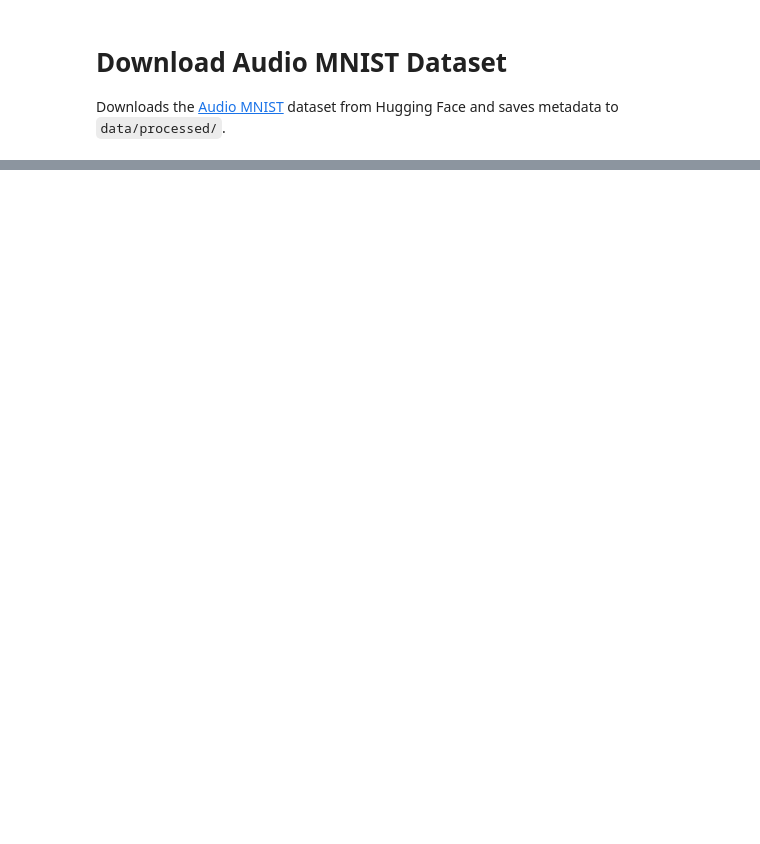
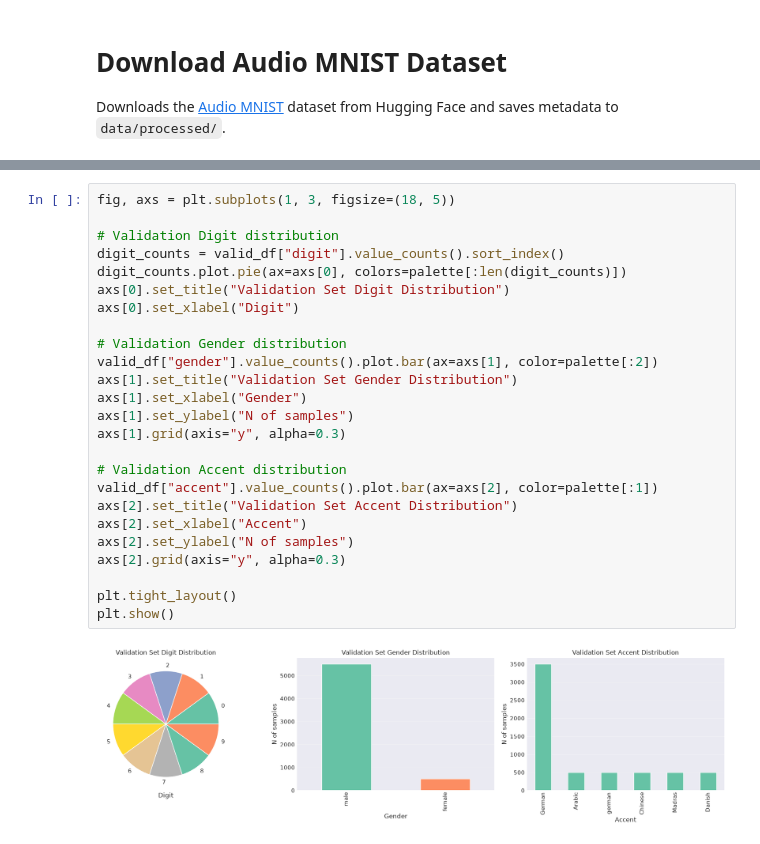
Before and after one commit to AmetsMarti/SDOML-project1, a Jupyter notebook: notebooks/00_download_dataset.ipynb, the cells around one changed output, grey strips where cells are left out. Cells and saved outputs as stored; diff of their text form; blank space fills up the shorter version.

```diff
--- a/notebooks/00_download_dataset.ipynb
+++ b/notebooks/00_download_dataset.ipynb
@@ -35,0 +85,27 @@ df.head()
+# %%
+fig, axs = plt.subplots(1, 3, figsize=(18, 5))
+
+# Validation Digit distribution
+digit_counts = valid_df["digit"].value_counts().sort_index()
+digit_counts.plot.pie(ax=axs[0], colors=palette[:len(digit_counts)])
+axs[0].set_title("Validation Set Digit Distribution")
+axs[0].set_xlabel("Digit")
+
+# Validation Gender distribution
+valid_df["gender"].value_counts().plot.bar(ax=axs[1], color=palette[:2])
+axs[1].set_title("Validation Set Gender Distribution")
+axs[1].set_xlabel("Gender")
+axs[1].set_ylabel("N of samples")
+axs[1].grid(axis="y", alpha=0.3)
+
+# Validation Accent distribution
+valid_df["accent"].value_counts().plot.bar(ax=axs[2], color=palette[:1])
+axs[2].set_title("Validation Set Accent Distribution")
+axs[2].set_xlabel("Accent")
+axs[2].set_ylabel("N of samples")
+axs[2].grid(axis="y", alpha=0.3)
+
+plt.tight_layout()
+plt.show()
+# %% [output]
+[figure, added]
```
Also changed, not shown: parts of 5 cells of this notebook, 1 other file.
